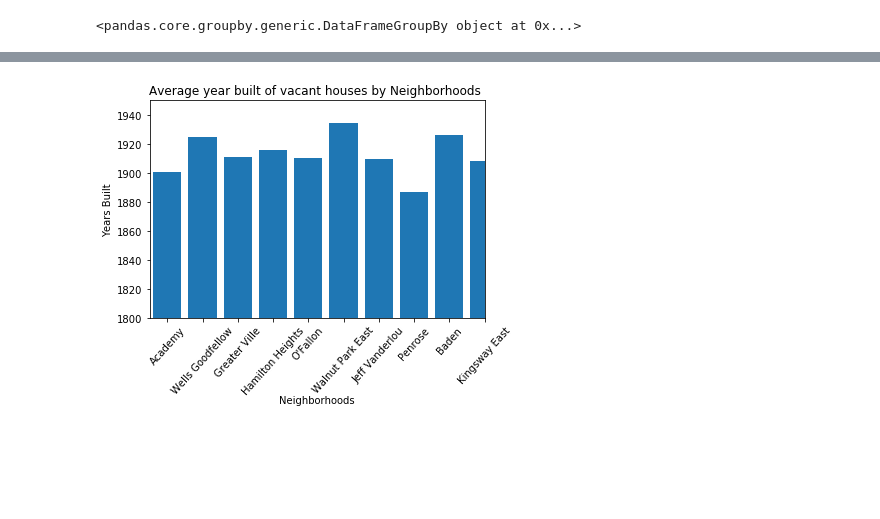
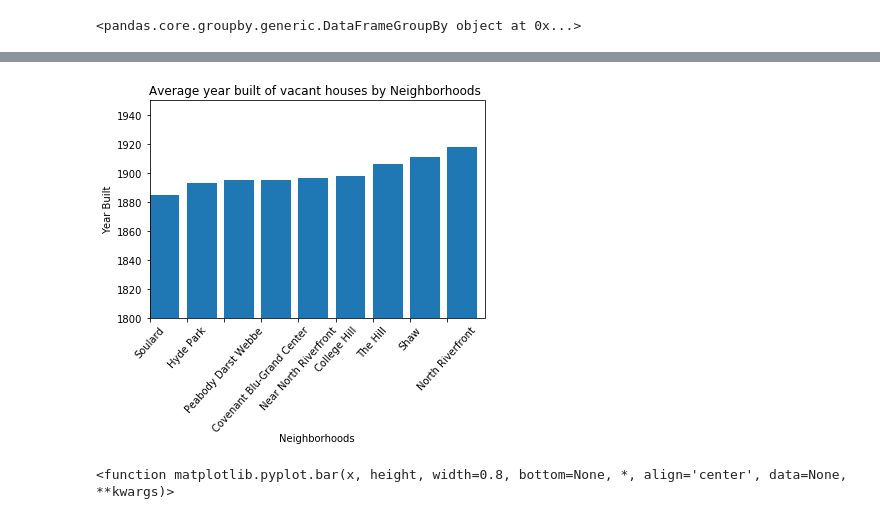
Before and after one commit to kcomfortmason/RNKproject, a Jupyter notebook: STLHousingVacance.ipynb, the cells around one changed output, grey strips where cells are left out. Drawn from its saved outputs; the diff is of its cells as text; code cells hidden in the pictures; blank space fills up the shorter version.

```diff
--- a/STLHousingVacance.ipynb
+++ b/STLHousingVacance.ipynb
@@ -119,6 +119,6 @@ n_df
 67 rows × 3 columns
 # %%
-n_df_10 = n_df.iloc[[0,1,2,3,4,5,6,7,8,9,10],:]
+n_df_10 = n_df.iloc[[0,1,2,3,4,5,6,7,8,9],:]
 n_df_10
 # %% [output]
 |  | Neighborhoods | Mean Years Vacant | Mean Year Built |
@@ -136,14 +137,18 @@ n_df_10
+# %%
+#Sort by Mean Year Built for graph
+n_df_10 = n_df_10.sort_values(["Mean Year Built"], ascending=True)
 # %%
-plt.bar(n_df_10["Neighborhoods"], n_df_10["Mean Year Built"])
+plt.bar(n_df_10["Neighborhoods"], n_df_10["Mean Year Built"], align='edge')
 plt.xlabel("Neighborhoods",labelpad=-1)
-plt.ylabel("Years Built")
+plt.ylabel("Year Built")
 plt.xticks(rotation=48)
 #ticks=[1,-2,-3,-4,-5,-6,-7,-8,-9]
 #ticks=[]
 #plt.xticks(ticks, n_df_10["Neighborhoods"])
 plt.ylim(bottom=1800, top=1950)
 plt.title("Average year built of vacant houses by Neighborhoods ")
-plt.axis([-.5, 9, 1800, 1950])
+plt.axis([1, 10, 1800, 1950])
 fig = plt.show()
 # %% [output]
-[figure, old version]
+[figure, new version]
+<function matplotlib.pyplot.bar(x, height, width=0.8, bottom=None, *, align='center', data=None, **kwargs)>
```
Also changed, not shown: parts of 13 cells of this notebook, 1 other file.
